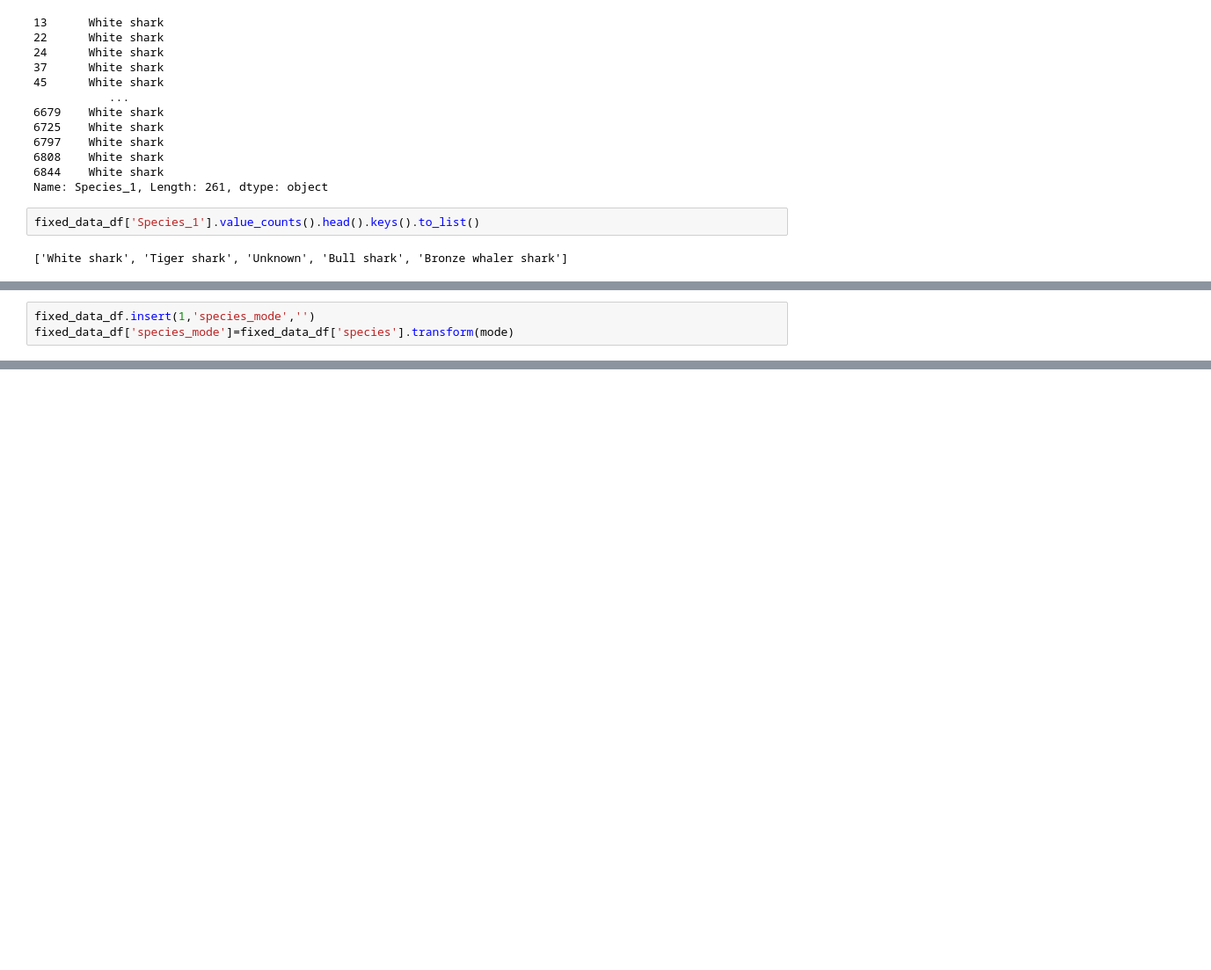
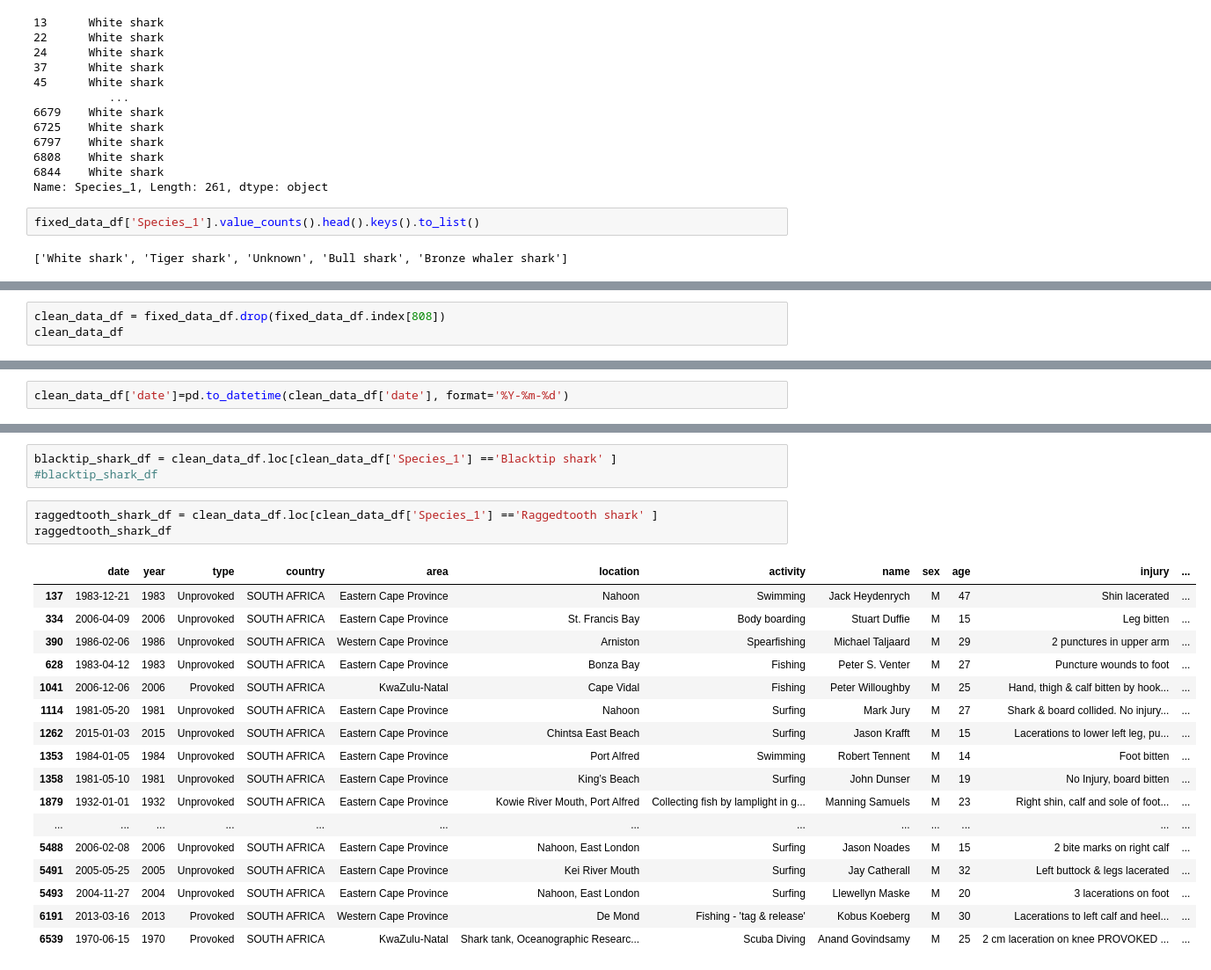
Before and after one commit to CourtneyCole123/Shark-Analysis-Team, a Jupyter notebook: Shark Data.ipynb, the cells around one changed output, grey strips where cells are left out. Shown at 88% size. Drawn from its saved outputs; the diff is of its cells as text; blank space fills up the shorter version.

```diff
--- a/Shark Data.ipynb
+++ b/Shark Data.ipynb
@@ -372,3 +357,0 @@ AttributeError: 'numpy.ndarray' object has no attribute 'value_counts'
-# %%
-fixed_data_df.insert(1,'species_mode','')
-fixed_data_df['species_mode']=fixed_data_df['species'].transform(mode)
@@ -376,0 +374,3 @@ ValueError: cannot insert species_mode, already exists
+# %%
+clean_data_df = fixed_data_df.drop(fixed_data_df.index[808])
+clean_data_df
@@ -376,0 +391,2 @@ ValueError: cannot insert species_mode, already exists
+# %%
+clean_data_df['date']=pd.to_datetime(clean_data_df['date'], format='%Y-%m-%d')
@@ -376,0 +554,24 @@ ValueError: cannot insert species_mode, already exists
+# %%
+blacktip_shark_df = clean_data_df.loc[clean_data_df['Species_1'] =='Blacktip shark' ]
+#blacktip_shark_df
+# %%
+raggedtooth_shark_df = clean_data_df.loc[clean_data_df['Species_1'] =='Raggedtooth shark' ]
+raggedtooth_shark_df
+# %% [output]
+|  | date | year | type | country | area | location | activity | name | sex | age | injury | ... |
+| 137 | 1983-12-21 | 1983 | Unprovoked | SOUTH AFRICA | Eastern Cape Province | Nahoon | Swimming | Jack Heydenrych | M | 47 | Shin lacerated | ... |
+| 334 | 2006-04-09 | 2006 | Unprovoked | SOUTH AFRICA | Eastern Cape Province | St. Francis Bay | Body boarding | Stuart Duffie | M | 15 | Leg bitten | ... |
+| 390 | 1986-02-06 | 1986 | Unprovoked | SOUTH AFRICA | Western Cape Province | Arniston | Spearfishing | Michael Taljaard | M | 29 | 2 punctures in upper arm | ... |
+| 628 | 1983-04-12 | 1983 | Unprovoked | SOUTH AFRICA | Eastern Cape Province | Bonza Bay | Fishing | Peter S. Venter | M | 27 | Puncture wounds to foot | ... |
+| 1041 | 2006-12-06 | 2006 | Provoked | SOUTH AFRICA | KwaZulu-Natal | Cape Vidal | Fishing | Peter Willoughby | M | 25 | Hand, thigh & calf bitten by hook... | ... |
+| 1114 | 1981-05-20 | 1981 | Unprovoked | SOUTH AFRICA | Eastern Cape Province | Nahoon | Surfing | Mark Jury | M | 27 | Shark & board collided. No injury... | ... |
+| 1262 | 2015-01-03 | 2015 | Unprovoked | SOUTH AFRICA | Eastern Cape Province | Chintsa East Beach | Surfing | Jason Krafft | M | 15 | Lacerations to lower left leg, pu... | ... |
+| 1353 | 1984-01-05 | 1984 | Unprovoked | SOUTH AFRICA | Eastern Cape Province | Port Alfred | Swimming | Robert Tennent | M | 14 | Foot bitten | ... |
+| 1358 | 1981-05-10 | 1981 | Unprovoked | SOUTH AFRICA | Eastern Cape Province | King’s Beach | Surfing | John Dunser | M | 19 | No Injury, board bitten | ... |
+| 1879 | 1932-01-01 | 1932 | Unprovoked | SOUTH AFRICA | Eastern Cape Province | Kowie River Mouth, Port Alfred | Collecting fish by lamplight in g... | Manning Samuels | M | 23 | Right shin, calf and sole of foot... | ... |
+| ... | ... | ... | ... | ... | ... | ... | ... | ... | ... | ... | ... | ... |
+| 5488 | 2006-02-08 | 2006 | Unprovoked | SOUTH AFRICA | Eastern Cape Province | Nahoon, East London | Surfing | Jason Noades | M | 15 | 2 bite marks on right calf | ... |
+| 5491 | 2005-05-25 | 2005 | Unprovoked | SOUTH AFRICA | Eastern Cape Province | Kei River Mouth | Surfing | Jay Catherall | M | 32 | Left buttock & legs lacerated | ... |
+| 5493 | 2004-11-27 | 2004 | Unprovoked | SOUTH AFRICA | Eastern Cape Province | Nahoon, East London | Surfing | Llewellyn Maske | M | 20 | 3 lacerations on foot | ... |
+| 6191 | 2013-03-16 | 2013 | Provoked | SOUTH AFRICA | Western Cape Province | De Mond | Fishing - 'tag & release' | Kobus Koeberg | M | 30 | Lacerations to left calf and heel... | ... |
+| 6539 | 1970-06-15 | 1970 | Provoked | SOUTH AFRICA | KwaZulu-Natal | Shark tank, Oceanographic Researc... | Scuba Diving | Anand Govindsamy | M | 25 | 2 cm laceration on knee PROVOKED ... | ... |
```
Also changed, not shown: parts of 27 cells of this notebook.
